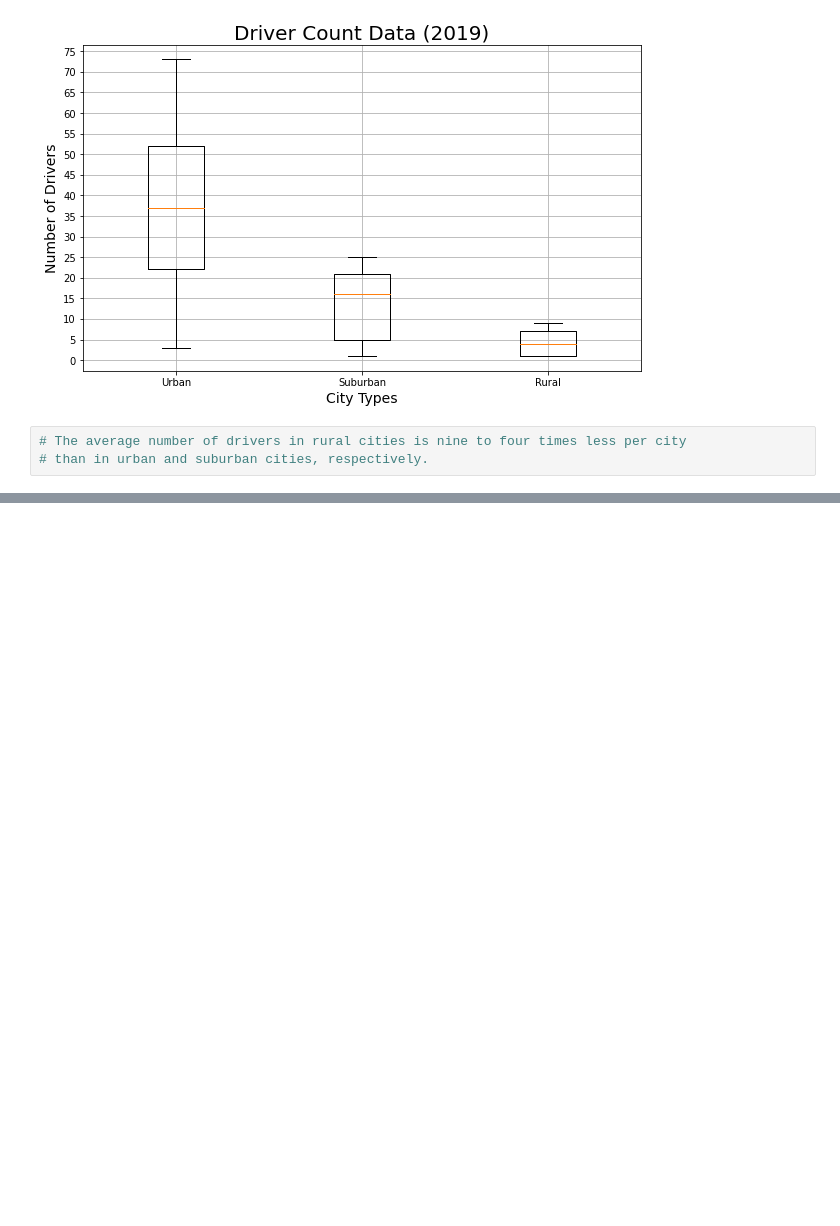
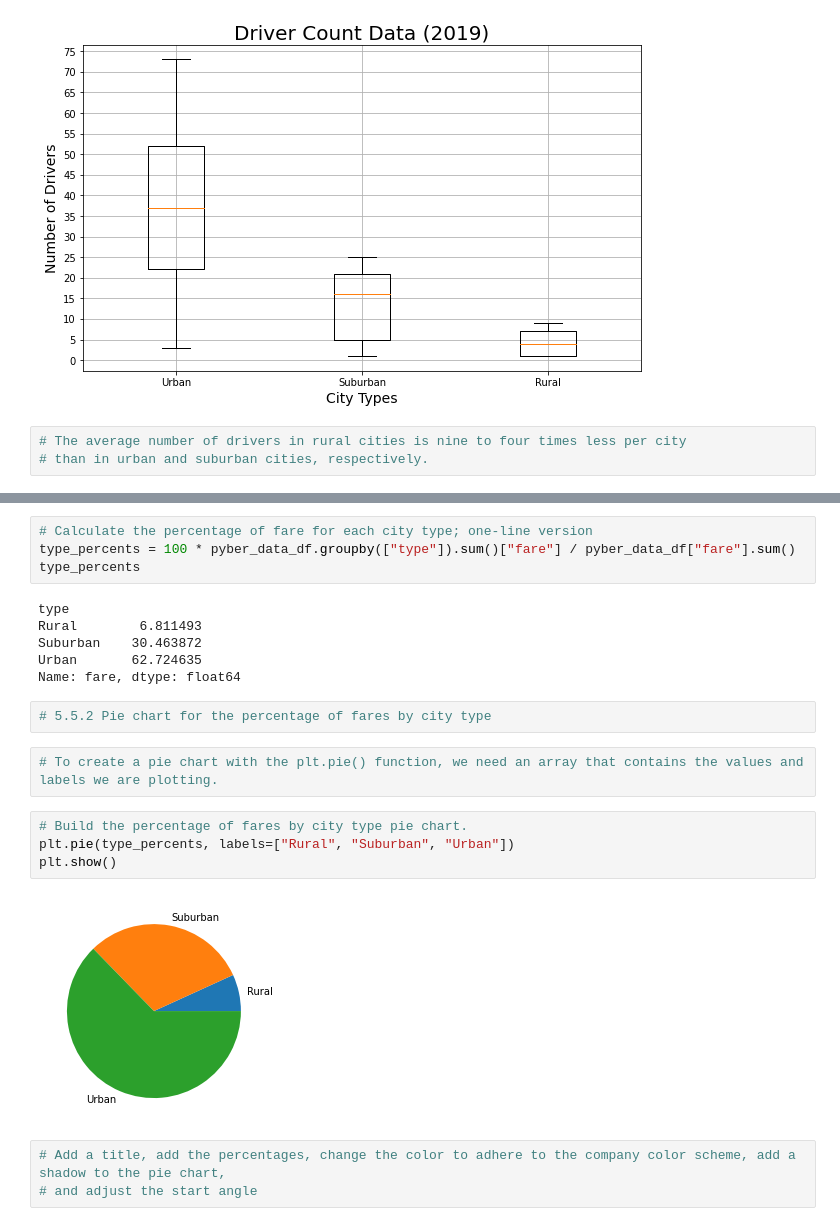
Before and after one commit to AnthonyNgGitHub/DABC_PyBer_Analysis, a Jupyter notebook: PyBer.ipynb, the cells around one changed output, grey strips where cells are left out. Drawn from its saved outputs; the diff is of its cells as text; blank space fills up the shorter version.

Commit message:
Added Pie Chart for Percentage of Fares by City Type

```diff
--- a/PyBer.ipynb
+++ b/PyBer.ipynb
@@ -1174,0 +1219,23 @@ plt.show()
+# %%
+# Calculate the percentage of fare for each city type; one-line version
+type_percents = 100 * pyber_data_df.groupby(["type"]).sum()["fare"] / pyber_data_df["fare"].sum()
+type_percents
+# %% [output]
+type
+Rural        6.811493
+Suburban    30.463872
+Urban       62.724635
+Name: fare, dtype: float64
+# %%
+# 5.5.2 Pie chart for the percentage of fares by city type
+# %%
+# To create a pie chart with the plt.pie() function, we need an array that contains the values and labels we are plotting.
+# %%
+# Build the percentage of fares by city type pie chart.
+plt.pie(type_percents, labels=["Rural", "Suburban", "Urban"])
+plt.show()
+# %% [output]
+[figure, added]
+# %%
+# Add a title, add the percentages, change the color to adhere to the company color scheme, add a shadow to the pie chart,
+# and adjust the start angle
```
Also changed, not shown: parts of 10 cells of this notebook, 1 other file.
